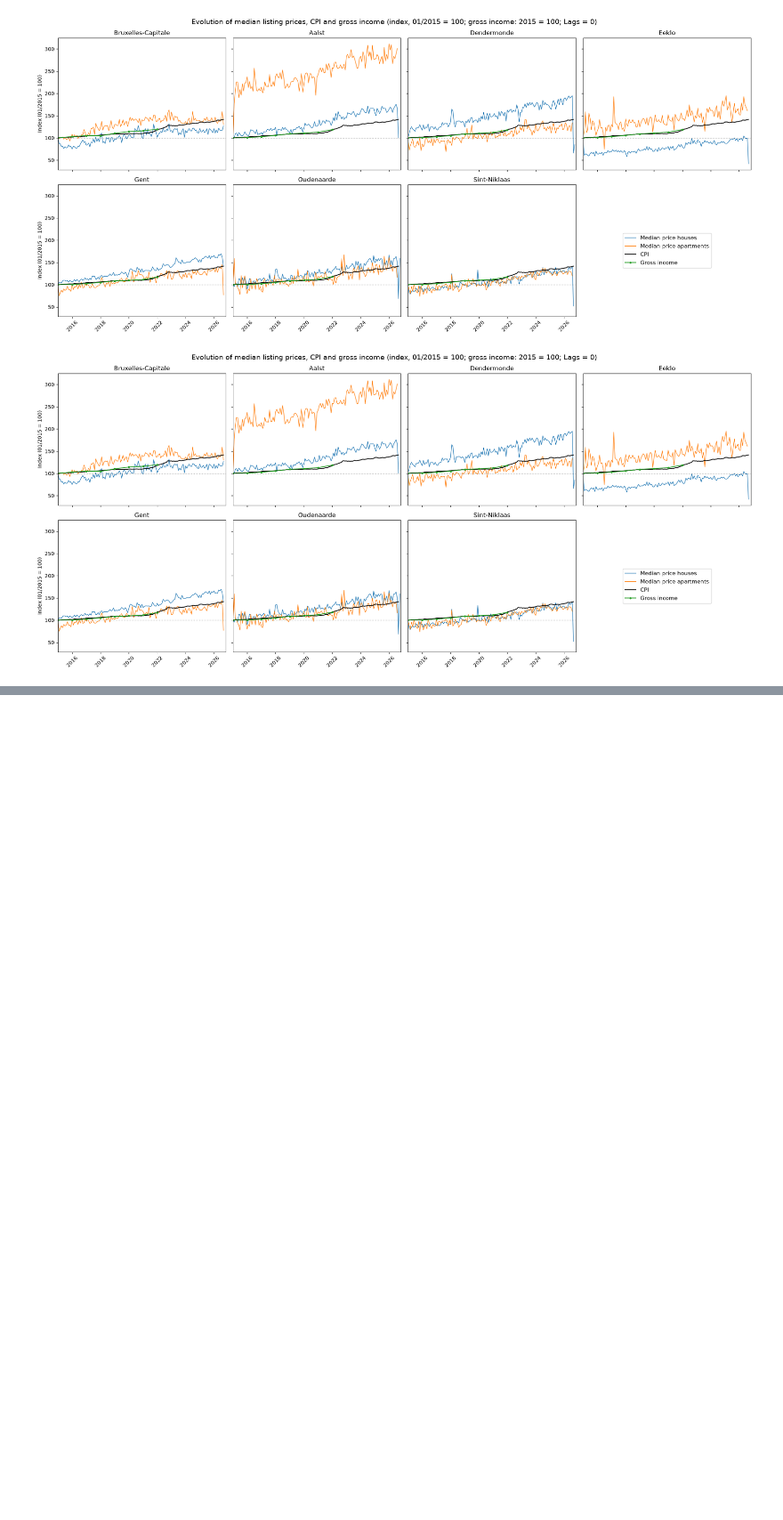
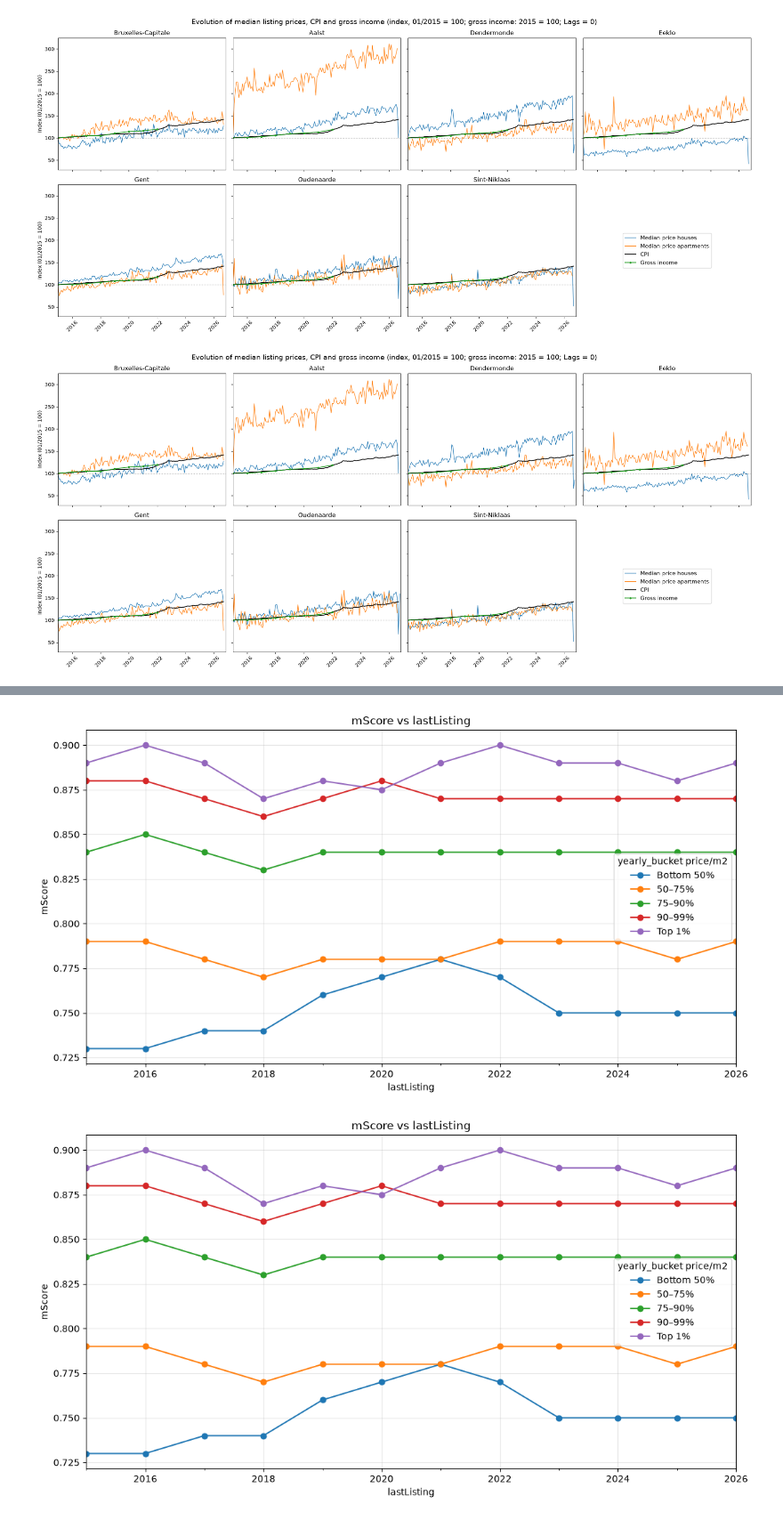
Before and after one commit to fedramoeykens/MBF_assignments, a Jupyter notebook: Assignment1_notebook.ipynb, the cells around one changed output, grey strips where cells are left out. Shown at 89% size. Cells and saved outputs as stored; diff of their text form; code cells hidden in the pictures; blank space fills up the shorter version.

Commit message:
duidelijke legende

```diff
--- a/Assignment1_notebook.ipynb
+++ b/Assignment1_notebook.ipynb
@@ -518,0 +1204,24 @@ plot_index_evolution(end_date="10/2026")
+# %%
+plot_data(
+    data=data_realo,
+    x="lastListing",
+    y="mScore",
+    bucket_col = "price/m2",
+    split_by=["yearly_bucket"],
+    bucket_by_year=True,
+    bucket_percentiles=[0.50, 0.75, 0.90, 0.99, 1.0],
+    bucket_labels=[
+        "Bottom 50%",
+        "50–75%",
+        "75–90%",
+        "90–99%",
+        "Top 1%",
+    ],
+
+    agg="median",
+    #where={"housingType": "APARTMENT"},
+    freq="YE",
+)
+# %% [output]
+[figure, added]
+[figure, added]
```
Also changed, not shown: parts of 14 cells of this notebook.
